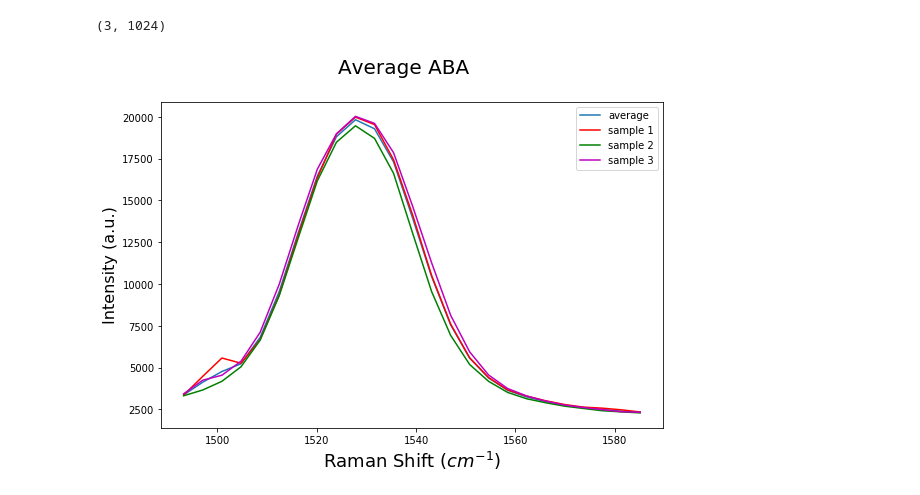
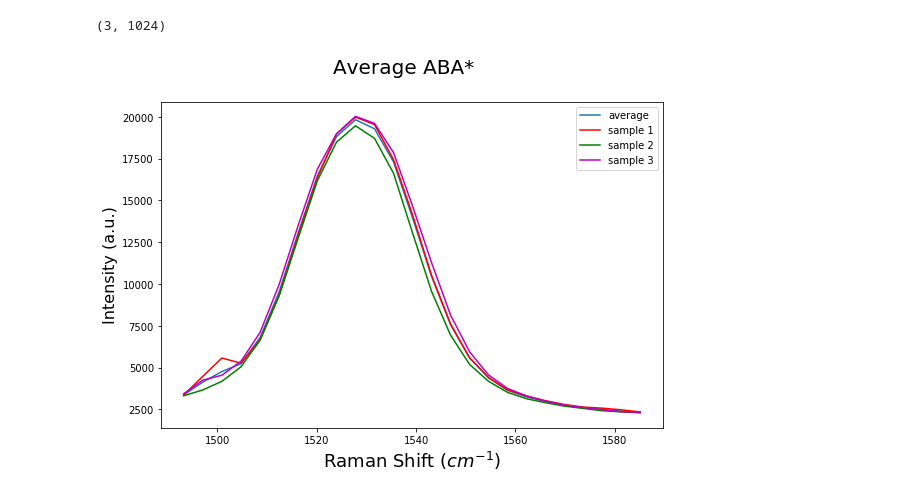
Before and after one commit to Yi-J-Zhu/ULAB, a Jupyter notebook: Raman.ipynb, the cells around one changed output. Cells and saved outputs as stored; diff of their text form; code cells hidden in the pictures.

```diff
--- a/Raman.ipynb
+++ b/Raman.ipynb
@@ -13,24 +13,27 @@ files = [np.loadtxt(folder + file +suffix, unpack = True) for file in filenames]
 # %%
 avg_aba = (np.array(files[0]) + np.array(files[1]) + np.array(files[2]) ) / 3.0
 print (np.shape(avg_aba))
 
 fig = plt.figure()
 plt.plot(avg_aba[0][minIndex:maxIndex], avg_aba[2][minIndex:maxIndex], label='average')
 
 plt.plot(files[0][0][minIndex:maxIndex], files[0][2][minIndex:maxIndex], 'r', label='sample 1')
 plt.plot(files[1][0][minIndex:maxIndex], files[1][2][minIndex:maxIndex], 'g', label='sample 2')
 plt.plot(files[2][0][minIndex:maxIndex], files[2][2][minIndex:maxIndex], 'm', label='sample 3')
 
-fig.suptitle('Average ABA', fontsize=20)
+#plt.axvline(1520, color='b', linestyle='--')
+#plt.axvline(1540, color='b', linestyle='--')
+
+fig.suptitle('Average ABA*', fontsize=20)
 plt.xlabel('Raman Shift ($cm^{-1}$)', fontsize=18)
 plt.ylabel('Intensity (a.u.)', fontsize=16)
 plt.legend()
 
 fig.set_size_inches(9,6)
-fig.savefig('zoomed_avg_aba.jpg', dpi=300)
+#fig.savefig('zoomed_avg_aba.jpg', dpi=300)
 # %% [output]
 (3, 1024)
-[figure, old version]
+[figure, new version]
 # %%
 resids = [files[index][2] - avg_aba[2] for index in range(3)]
 
```
Also changed, not shown: parts of 5 cells of this notebook, 13 other files.
